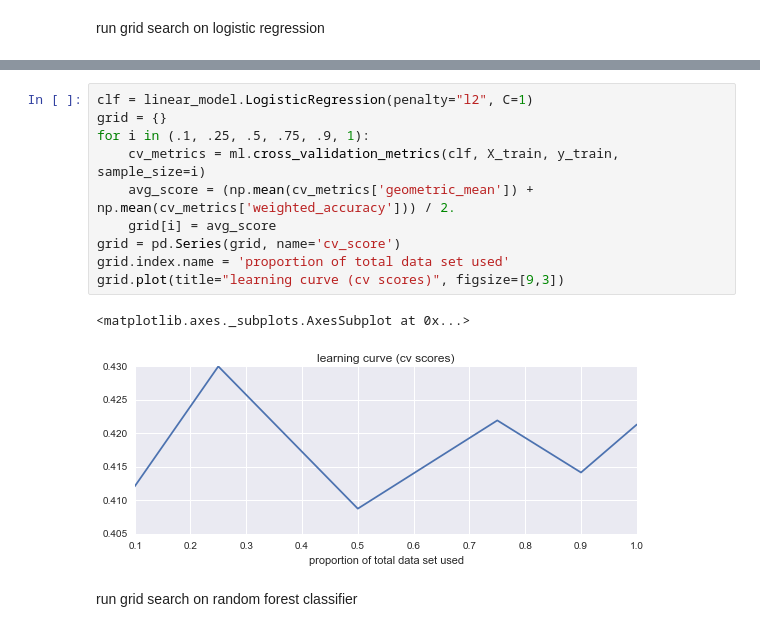
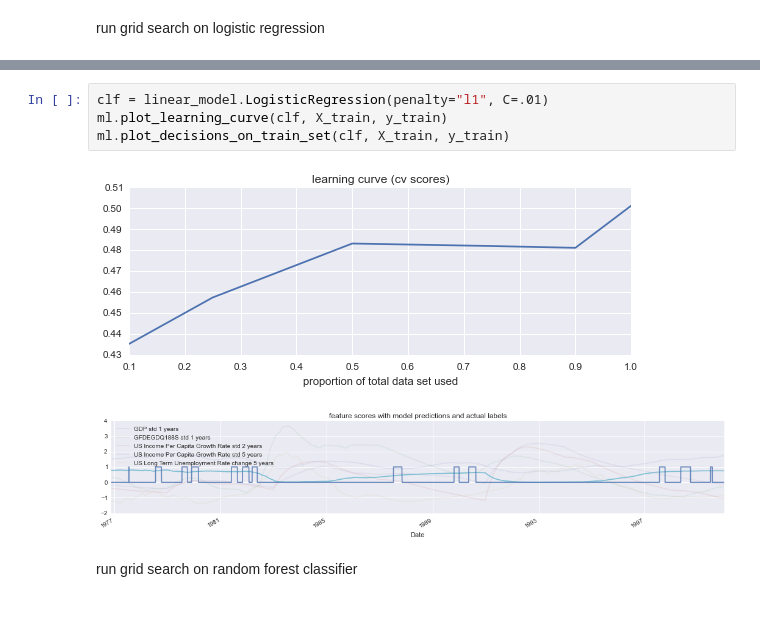
Before and after one commit to rhouck/bubble, a Jupyter notebook: notes/Model Construction.ipynb, the cells around one changed output, grey strips where cells are left out. Drawn from its saved outputs; the diff is of its cells as text.

```diff
--- a/notes/Model Construction.ipynb
+++ b/notes/Model Construction.ipynb
@@ -237,16 +232,10 @@ pick best model and plot learning curve
-# %%
-clf = linear_model.LogisticRegression(penalty="l2", C=1)
-grid = {}
-for i in (.1, .25, .5, .75, .9, 1):
-    cv_metrics = ml.cross_validation_metrics(clf, X_train, y_train, sample_size=i)
-    avg_score = (np.mean(cv_metrics['geometric_mean']) + np.mean(cv_metrics['weighted_accuracy'])) / 2.
-    grid[i] = avg_score
-grid = pd.Series(grid, name='cv_score')
-grid.index.name = 'proportion of total data set used'
-grid.plot(title="learning curve (cv scores)", figsize=[9,3])
-# %% [output]
-<matplotlib.axes._subplots.AxesSubplot at 0x...>
-[figure, removed]
+# %%
+clf = linear_model.LogisticRegression(penalty="l1", C=.01)
+ml.plot_learning_curve(clf, X_train, y_train)
+ml.plot_decisions_on_train_set(clf, X_train, y_train)
+# %% [output]
+[figure, added]
+[figure, added]
 # %% [markdown]
 run grid search on random forest classifier
 # %%
```
Also changed, not shown: parts of 19 cells of this notebook, 1 other file.
